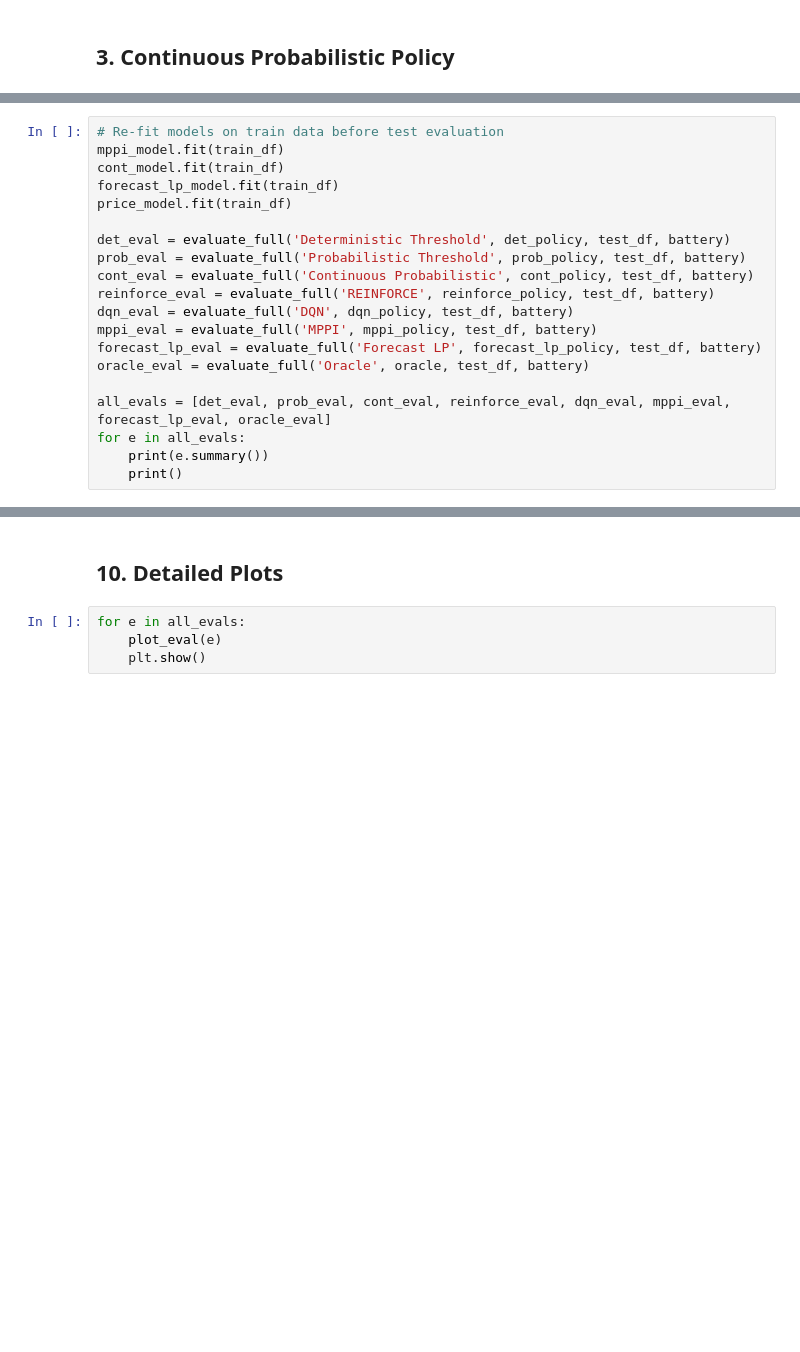
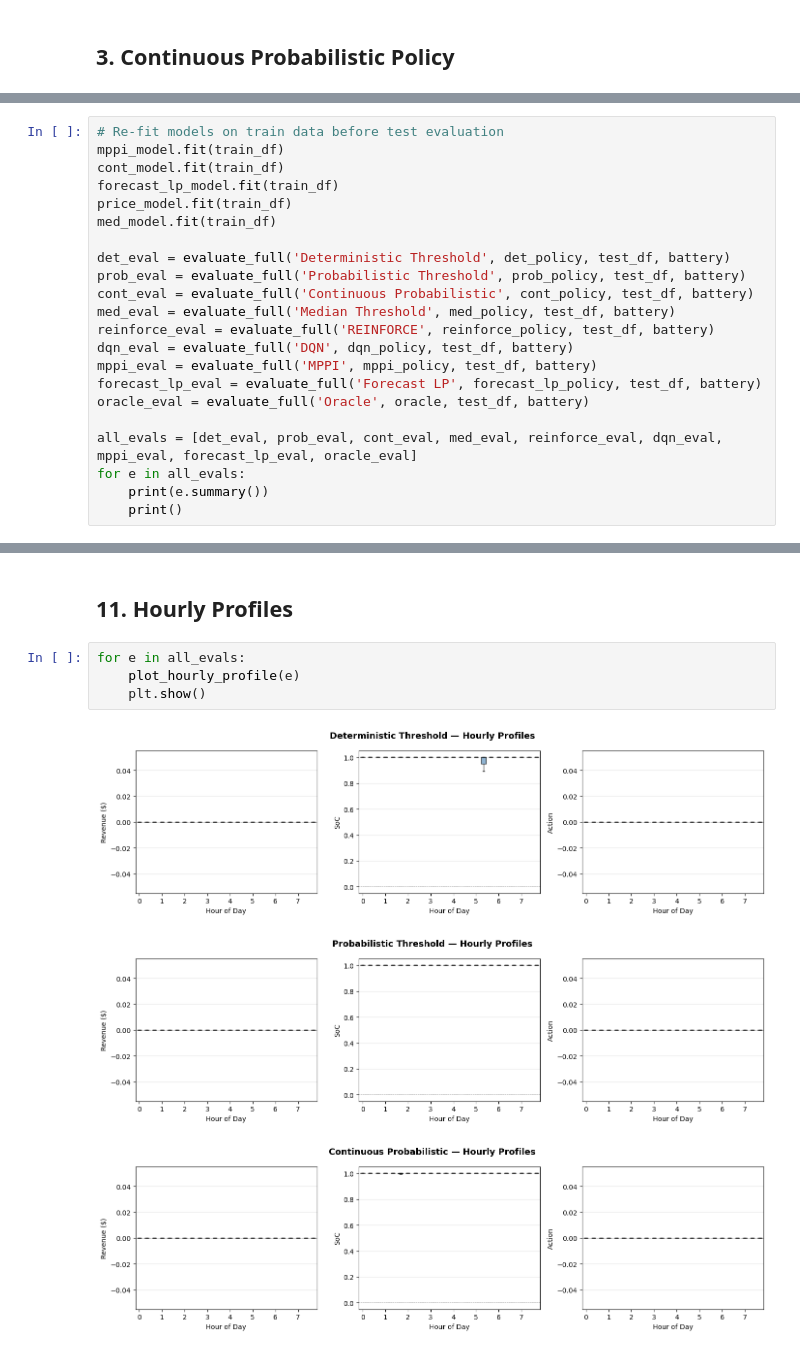
Before and after one commit to gdubbs100/battery_charging_simulation, a Jupyter notebook: notebooks/policy_comparison.ipynb, the cells around one changed output, grey strips where cells are left out. Saved outputs shown, nothing was run; the diff lists cells and outputs as text; blank space fills up the shorter version.

```diff
--- a/notebooks/policy_comparison.ipynb
+++ b/notebooks/policy_comparison.ipynb
@@ -215,17 +308,19 @@ mppi_model.fit(train_df)
 cont_model.fit(train_df)
 forecast_lp_model.fit(train_df)
 price_model.fit(train_df)
+med_model.fit(train_df)
 
 det_eval = evaluate_full('Deterministic Threshold', det_policy, test_df, battery)
 prob_eval = evaluate_full('Probabilistic Threshold', prob_policy, test_df, battery)
 cont_eval = evaluate_full('Continuous Probabilistic', cont_policy, test_df, battery)
+med_eval = evaluate_full('Median Threshold', med_policy, test_df, battery)
 reinforce_eval = evaluate_full('REINFORCE', reinforce_policy, test_df, battery)
 dqn_eval = evaluate_full('DQN', dqn_policy, test_df, battery)
 mppi_eval = evaluate_full('MPPI', mppi_policy, test_df, battery)
 forecast_lp_eval = evaluate_full('Forecast LP', forecast_lp_policy, test_df, battery)
 oracle_eval = evaluate_full('Oracle', oracle, test_df, battery)
 
-all_evals = [det_eval, prob_eval, cont_eval, reinforce_eval, dqn_eval, mppi_eval, forecast_lp_eval, oracle_eval]
+all_evals = [det_eval, prob_eval, cont_eval, med_eval, reinforce_eval, dqn_eval, mppi_eval, forecast_lp_eval, oracle_eval]
 for e in all_evals:
     print(e.summary())
     print()
@@ -232,6 +345,10 @@ for e in all_evals:
 # %% [markdown]
-## 10. Detailed Plots
+## 11. Hourly Profiles
 # %%
 for e in all_evals:
-    plot_eval(e)
+    plot_hourly_profile(e)
     plt.show()
+# %% [output]
+[figure, added]
+[figure, added]
+[figure, added]
```
Also changed, not shown: parts of 33 cells of this notebook, 9 other files.
